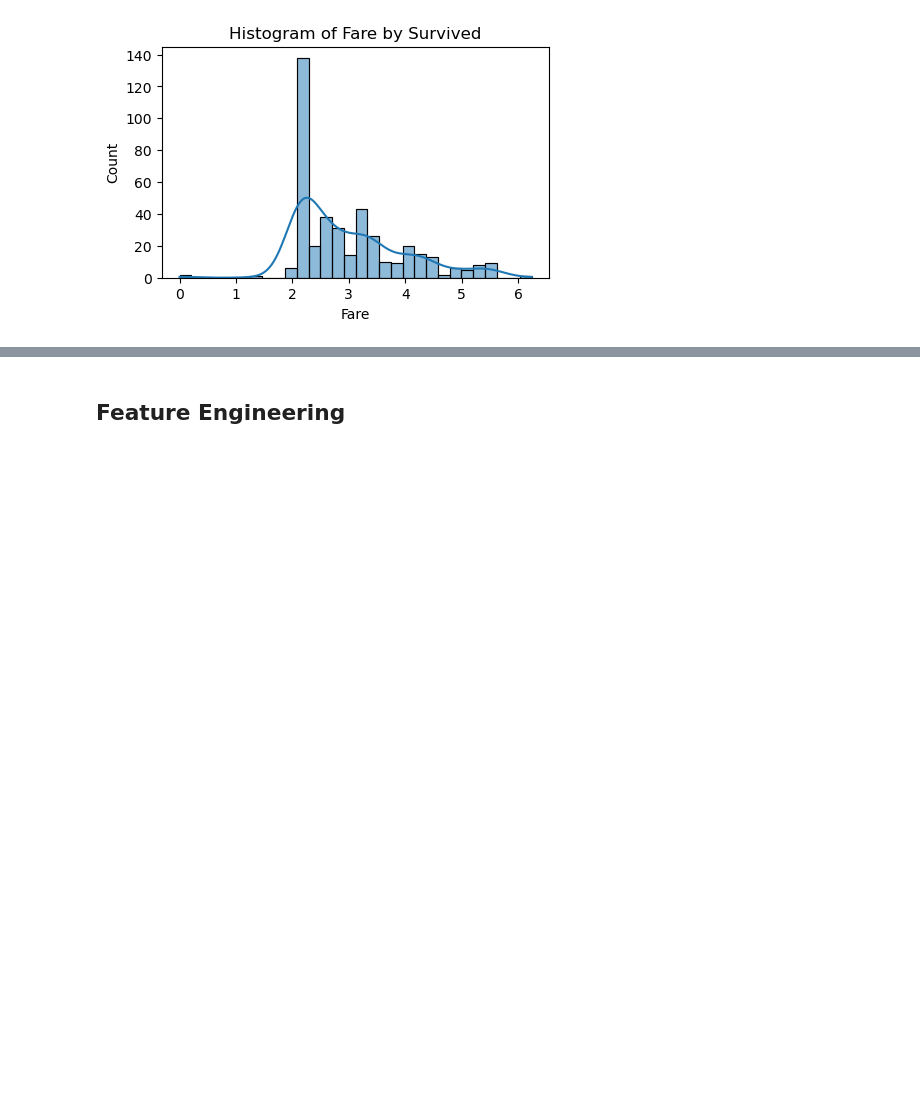
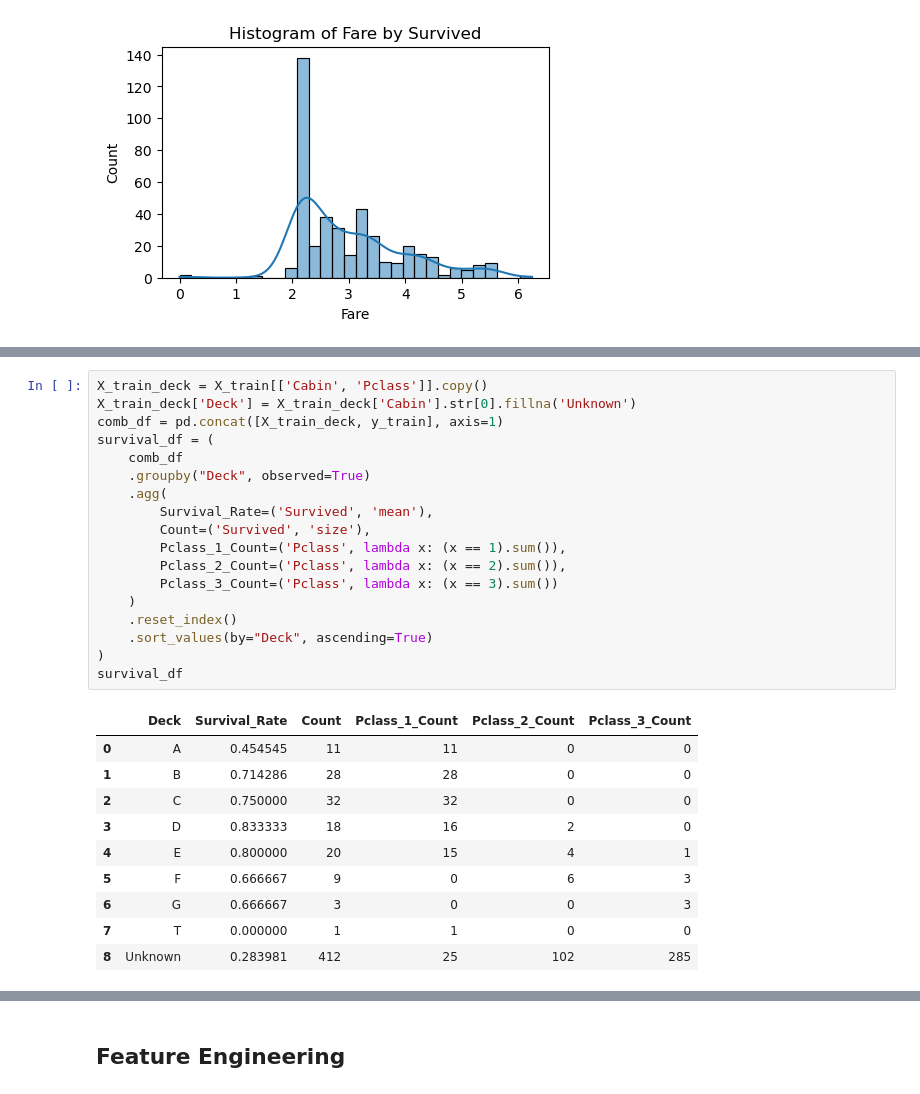
Before and after one commit to pt7481/titanic-ml-from-disaster, a Jupyter notebook: titanic_ml_from_disaster_abridged__paultongyoo.ipynb, the cells around one changed output, grey strips where cells are left out. Drawn from its saved outputs; the diff is of its cells as text; blank space fills up the shorter version.

```diff
--- a/titanic_ml_from_disaster_abridged__paultongyoo.ipynb
+++ b/titanic_ml_from_disaster_abridged__paultongyoo.ipynb
@@ -404,0 +419,29 @@ visualize_feature(X_test_fare, 'Fare')
+# %%
+X_train_deck = X_train[['Cabin', 'Pclass']].copy()
+X_train_deck['Deck'] = X_train_deck['Cabin'].str[0].fillna('Unknown')
+comb_df = pd.concat([X_train_deck, y_train], axis=1)
+survival_df = (
+    comb_df
+    .groupby("Deck", observed=True)
+    .agg(
+        Survival_Rate=('Survived', 'mean'),
+        Count=('Survived', 'size'),
+        Pclass_1_Count=('Pclass', lambda x: (x == 1).sum()),
+        Pclass_2_Count=('Pclass', lambda x: (x == 2).sum()),
+        Pclass_3_Count=('Pclass', lambda x: (x == 3).sum())
+    )
+    .reset_index()
+    .sort_values(by="Deck", ascending=True)
+)
+survival_df
+# %% [output]
+|  | Deck | Survival_Rate | Count | Pclass_1_Count | Pclass_2_Count | Pclass_3_Count |
+| 0 | A | 0.454545 | 11 | 11 | 0 | 0 |
+| 1 | B | 0.714286 | 28 | 28 | 0 | 0 |
+| 2 | C | 0.750000 | 32 | 32 | 0 | 0 |
+| 3 | D | 0.833333 | 18 | 16 | 2 | 0 |
+| 4 | E | 0.800000 | 20 | 15 | 4 | 1 |
+| 5 | F | 0.666667 | 9 | 0 | 6 | 3 |
+| 6 | G | 0.666667 | 3 | 0 | 0 | 3 |
+| 7 | T | 0.000000 | 1 | 1 | 0 | 0 |
+| 8 | Unknown | 0.283981 | 412 | 25 | 102 | 285 |
```
Also changed, not shown: parts of 22 cells of this notebook.
